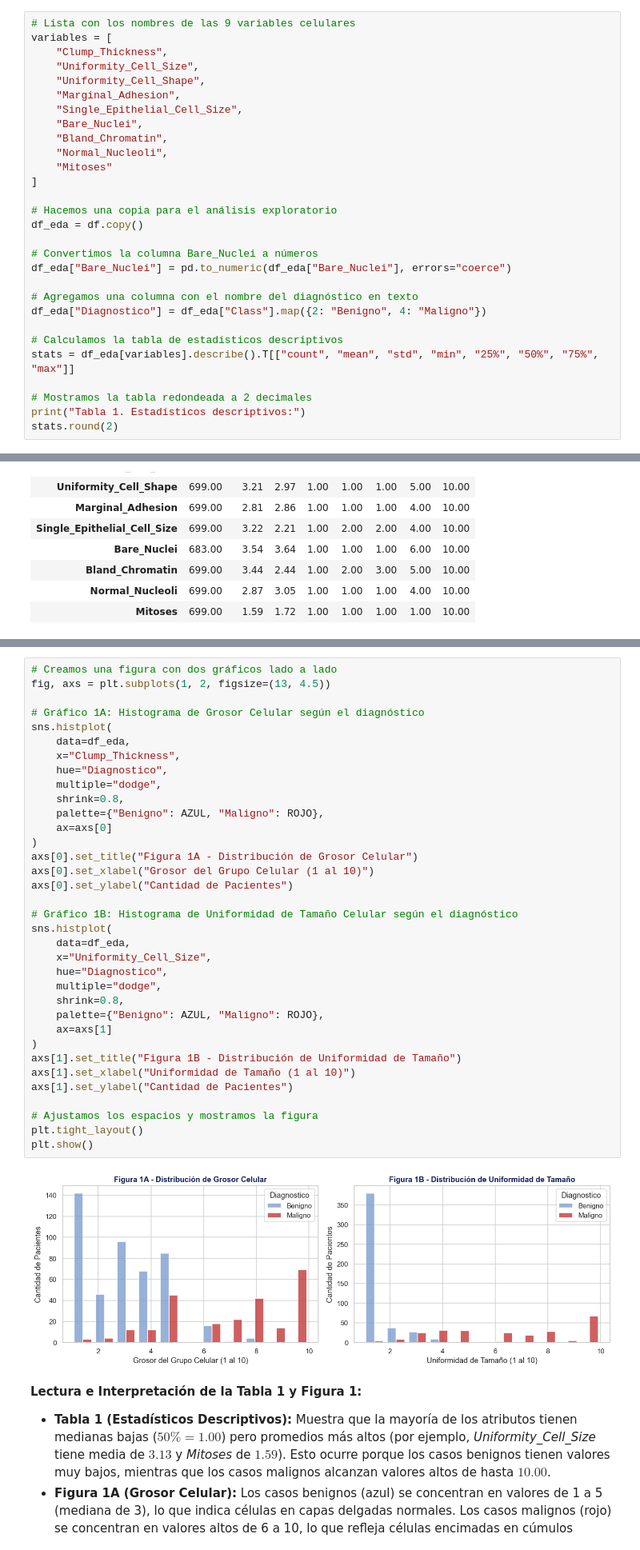
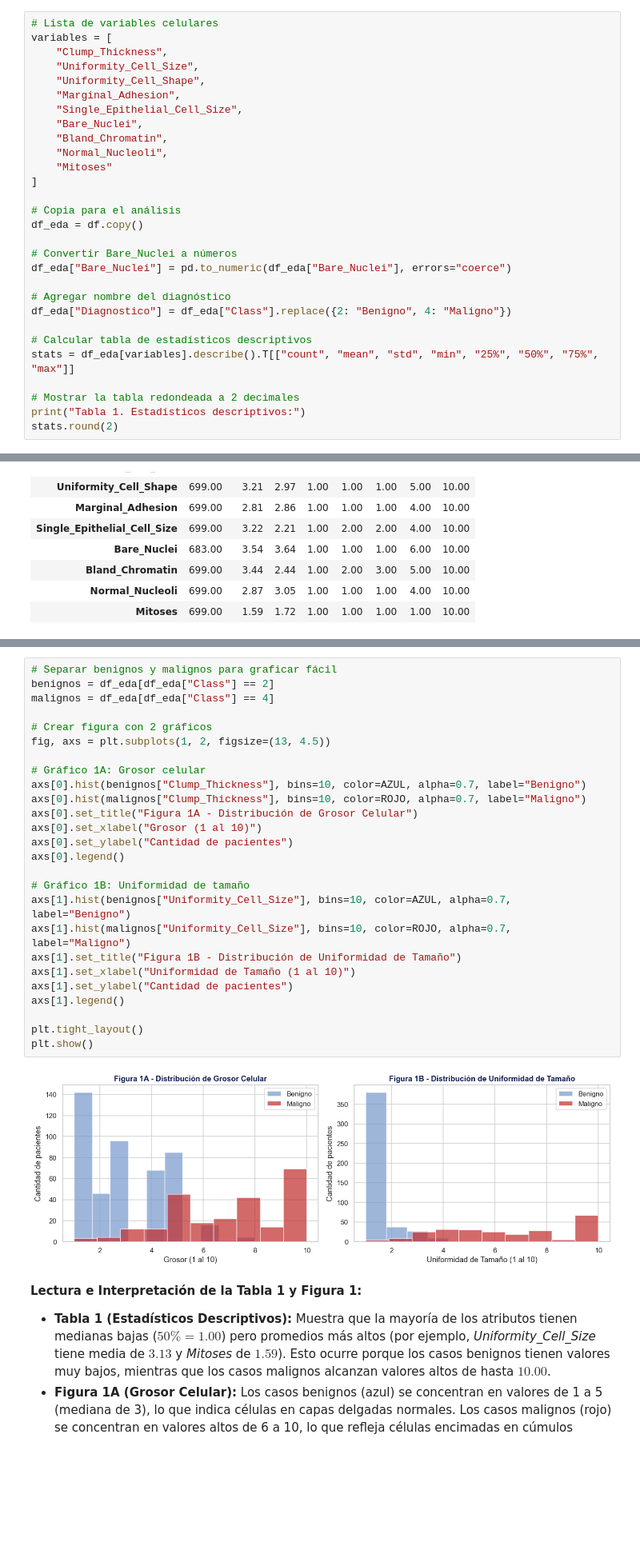
Before and after one commit to rubenriv2111-beep/ICD-2026, a Jupyter notebook: project/Notebook Preprocesamiento/notebook-preprocesamiento.ipynb, the cells around one changed output, grey strips where cells are left out. Shown at 80% size. Cells and saved outputs as stored; diff of their text form; blank space fills up the shorter version.

```diff
--- a/project/Notebook Preprocesamiento/notebook-preprocesamiento.ipynb
+++ b/project/Notebook Preprocesamiento/notebook-preprocesamiento.ipynb
@@ -193,5 +185,5 @@ Convertimos temporalmente los valores con `'?'` a valores numéricos (`NaN`) par
 # %%
-# Lista con los nombres de las 9 variables celulares
+# Lista de variables celulares
 variables = [
     "Clump_Thickness",
     "Uniformity_Cell_Size",
@@ -204,19 +196,19 @@ variables = [
     "Mitoses"
 ]
 
-# Hacemos una copia para el análisis exploratorio
+# Copia para el análisis
 df_eda = df.copy()
 
-# Convertimos la columna Bare_Nuclei a números
+# Convertir Bare_Nuclei a números
 df_eda["Bare_Nuclei"] = pd.to_numeric(df_eda["Bare_Nuclei"], errors="coerce")
 
-# Agregamos una columna con el nombre del diagnóstico en texto
-df_eda["Diagnostico"] = df_eda["Class"].map({2: "Benigno", 4: "Maligno"})
+# Agregar nombre del diagnóstico
+df_eda["Diagnostico"] = df_eda["Class"].replace({2: "Benigno", 4: "Maligno"})
 
-# Calculamos la tabla de estadísticos descriptivos
+# Calcular tabla de estadísticos descriptivos
 stats = df_eda[variables].describe().T[["count", "mean", "std", "min", "25%", "50%", "75%", "max"]]
 
-# Mostramos la tabla redondeada a 2 decimales
+# Mostrar la tabla redondeada a 2 decimales
 print("Tabla 1. Estadísticos descriptivos:")
 stats.round(2)
 # %% [output]
@@ -236,42 +228,33 @@ Generamos la **Figura 1** para comparar la distribución de dos variables import
 - **Figura 1A:** Grosor del grupo celular (*Clump Thickness*).
 - **Figura 1B:** Uniformidad del tamaño celular (*Uniformity of Cell Size*).
 # %%
-# Creamos una figura con dos gráficos lado a lado
+# Separar benignos y malignos para graficar fácil
+benignos = df_eda[df_eda["Class"] == 2]
+malignos = df_eda[df_eda["Class"] == 4]
+
+# Crear figura con 2 gráficos
 fig, axs = plt.subplots(1, 2, figsize=(13, 4.5))
 
-# Gráfico 1A: Histograma de Grosor Celular según el diagnóstico
-sns.histplot(
-    data=df_eda,
-    x="Clump_Thickness",
-    hue="Diagnostico",
-    multiple="dodge",
-    shrink=0.8,
-    palette={"Benigno": AZUL, "Maligno": ROJO},
-    ax=axs[0]
-)
+# Gráfico 1A: Grosor celular
+axs[0].hist(benignos["Clump_Thickness"], bins=10, color=AZUL, alpha=0.7, label="Benigno")
+axs[0].hist(malignos["Clump_Thickness"], bins=10, color=ROJO, alpha=0.7, label="Maligno")
 axs[0].set_title("Figura 1A - Distribución de Grosor Celular")
-axs[0].set_xlabel("Grosor del Grupo Celular (1 al 10)")
-axs[0].set_ylabel("Cantidad de Pacientes")
+axs[0].set_xlabel("Grosor (1 al 10)")
+axs[0].set_ylabel("Cantidad de pacientes")
+axs[0].legend()
 
-# Gráfico 1B: Histograma de Uniformidad de Tamaño Celular según el diagnóstico
-sns.histplot(
-    data=df_eda,
-    x="Uniformity_Cell_Size",
-    hue="Diagnostico",
-    multiple="dodge",
-    shrink=0.8,
-    palette={"Benigno": AZUL, "Maligno": ROJO},
-    ax=axs[1]
-)
+# Gráfico 1B: Uniformidad de tamaño
+axs[1].hist(benignos["Uniformity_Cell_Size"], bins=10, color=AZUL, alpha=0.7, label="Benigno")
+axs[1].hist(malignos["Uniformity_Cell_Size"], bins=10, color=ROJO, alpha=0.7, label="Maligno")
 axs[1].set_title("Figura 1B - Distribución de Uniformidad de Tamaño")
 axs[1].set_xlabel("Uniformidad de Tamaño (1 al 10)")
-axs[1].set_ylabel("Cantidad de Pacientes")
+axs[1].set_ylabel("Cantidad de pacientes")
+axs[1].legend()
 
-# Ajustamos los espacios y mostramos la figura
 plt.tight_layout()
 plt.show()
 # %% [output]
-[figure, old version]
+[figure, new version]
 # %% [markdown]
 **Lectura e Interpretación de la Tabla 1 y Figura 1:**
 - **Tabla 1 (Estadísticos Descriptivos):** Muestra que la mayoría de los atributos tienen medianas bajas ($50\% = 1.00$) pero promedios más altos (por ejemplo, *Uniformity_Cell_Size* tiene media de $3.13$ y *Mitoses* de $1.59$). Esto ocurre porque los casos benignos tienen valores muy bajos, mientras que los casos malignos alcanzan valores altos de hasta $10.00$.
```
Also changed, not shown: parts of 27 cells of this notebook.
